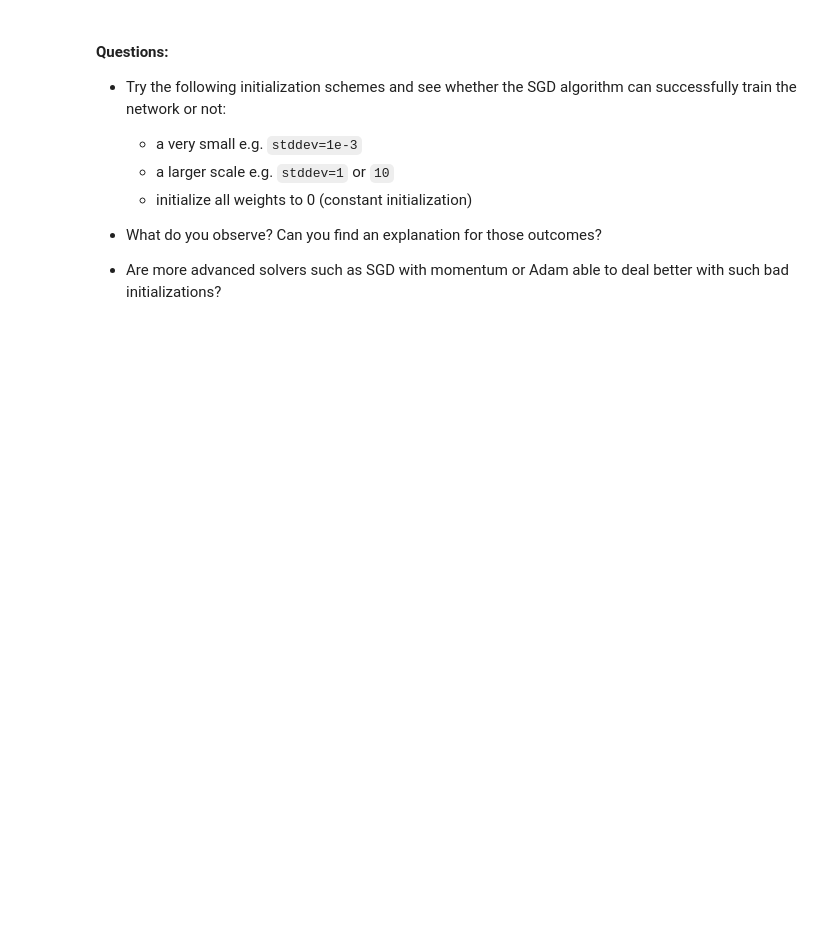
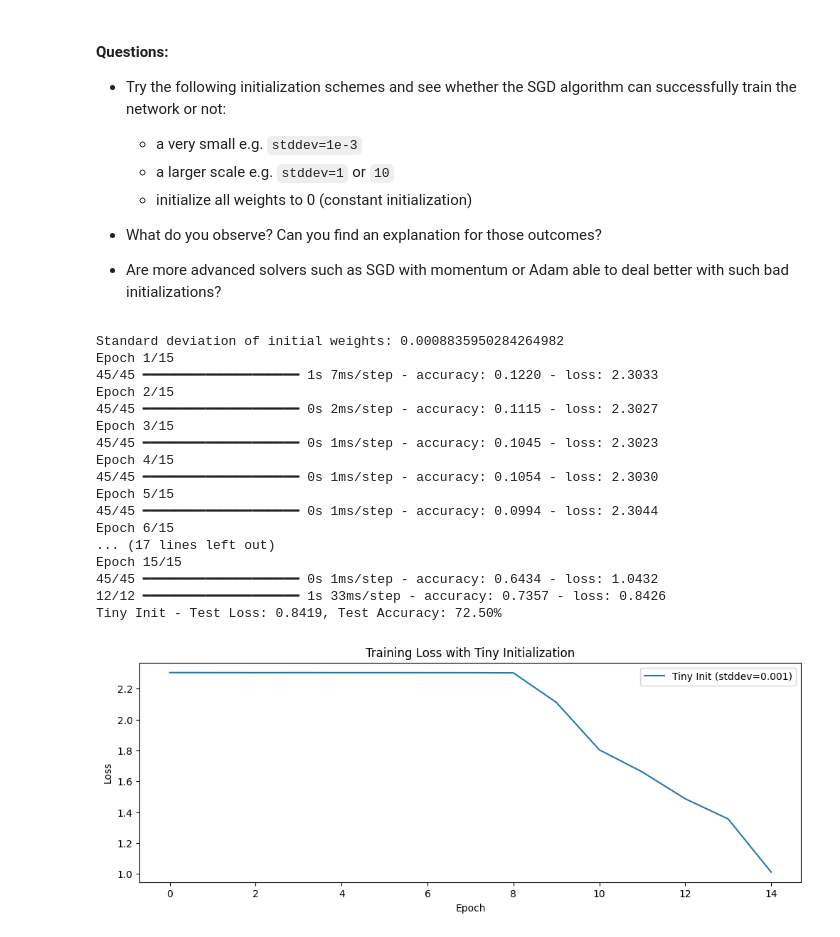
Before and after one commit to andreero0/deep_learning, a Jupyter notebook: 01_materials/labs/lab_1.ipynb, the cells around one changed output. Cells and saved outputs as stored; diff of their text form; code cells hidden in the pictures; blank space fills up the shorter version.

```diff
--- a/01_materials/labs/lab_1.ipynb
+++ b/01_materials/labs/lab_1.ipynb
@@ -743,0 +742,68 @@ model.layers[0].weights
+# %%
+# Your code here
+# 1. Very small initialization (stddev=1e-3)
+from tensorflow.keras import initializers
+from tensorflow.keras import optimizers
+from tensorflow.keras.models import Sequential
+from tensorflow.keras.layers import Dense
+import matplotlib.pyplot as plt
+
+# Define dimensions
+input_dim = 64
+hidden_dim = 64
+output_dim = 10
+
+# Create the tiny initialization strategy
+tiny_init = initializers.TruncatedNormal(stddev=0.001, seed=42)
+
+# Build the model with tiny initialization
+model_tiny = Sequential()
+model_tiny.add(Dense(hidden_dim, input_dim=input_dim, activation="tanh",
+                    kernel_initializer=tiny_init))
+model_tiny.add(Dense(hidden_dim, activation="tanh",
+                    kernel_initializer=tiny_init))
+model_tiny.add(Dense(output_dim, activation="softmax",
+                    kernel_initializer=tiny_init))
+
+# Compile the model
+model_tiny.compile(optimizer=optimizers.SGD(learning_rate=0.1),
+                  loss='categorical_crossentropy', metrics=['accuracy'])
+
+# Check the standard deviation of initial weights
+tiny_w = model_tiny.layers[0].weights[0].numpy()
+print(f"Standard deviation of initial weights: {tiny_w.std()}")
+
+# Train the model
+history_tiny = model_tiny.fit(X_train, y_train, epochs=15, batch_size=32, verbose=1)
+
+# Evaluate the model
+loss_tiny, accuracy_tiny = model_tiny.evaluate(X_test, y_test)
+print(f"Tiny Init - Test Loss: {loss_tiny:.4f}, Test Accuracy: {accuracy_tiny*100:.2f}%")
+
+# Plot the loss curve
+plt.figure(figsize=(12, 4))
+plt.plot(history_tiny.history['loss'], label="Tiny Init (stddev=0.001)")
+plt.title("Training Loss with Tiny Initialization")
+plt.xlabel("Epoch")
+plt.ylabel("Loss")
+plt.legend()
+plt.show()
+# %% [output]
+Standard deviation of initial weights: 0.0008835950284264982
+Epoch 1/15
+45/45 ━━━━━━━━━━━━━━━━━━━━ 1s 7ms/step - accuracy: 0.1220 - loss: 2.3033
+Epoch 2/15
+45/45 ━━━━━━━━━━━━━━━━━━━━ 0s 2ms/step - accuracy: 0.1115 - loss: 2.3027
+Epoch 3/15
+45/45 ━━━━━━━━━━━━━━━━━━━━ 0s 1ms/step - accuracy: 0.1045 - loss: 2.3023
+Epoch 4/15
+45/45 ━━━━━━━━━━━━━━━━━━━━ 0s 1ms/step - accuracy: 0.1054 - loss: 2.3030
+Epoch 5/15
+45/45 ━━━━━━━━━━━━━━━━━━━━ 0s 1ms/step - accuracy: 0.0994 - loss: 2.3044
+Epoch 6/15
+... (17 lines left out)
+Epoch 15/15
+45/45 ━━━━━━━━━━━━━━━━━━━━ 0s 1ms/step - accuracy: 0.6434 - loss: 1.0432
+12/12 ━━━━━━━━━━━━━━━━━━━━ 1s 33ms/step - accuracy: 0.7357 - loss: 0.8426
+Tiny Init - Test Loss: 0.8419, Test Accuracy: 72.50%
+[figure, added]
```
Also changed, not shown: parts of 6 cells of this notebook.
